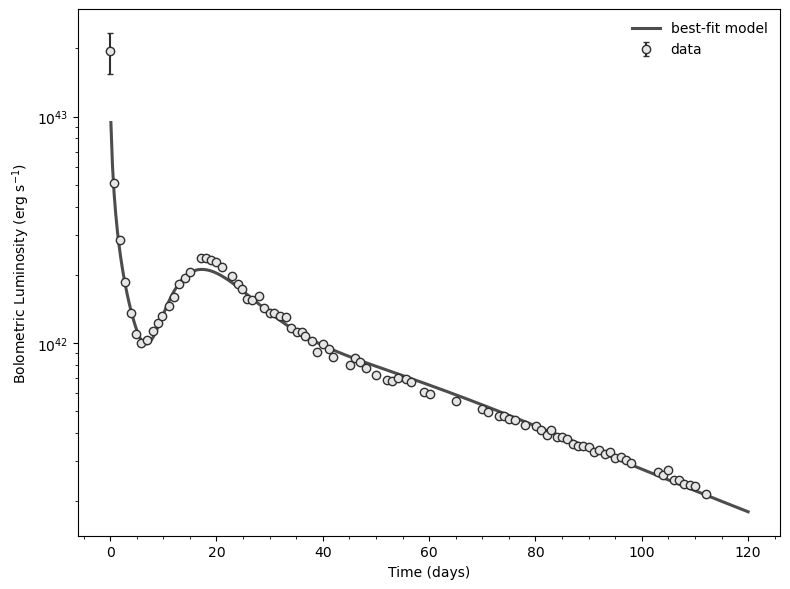
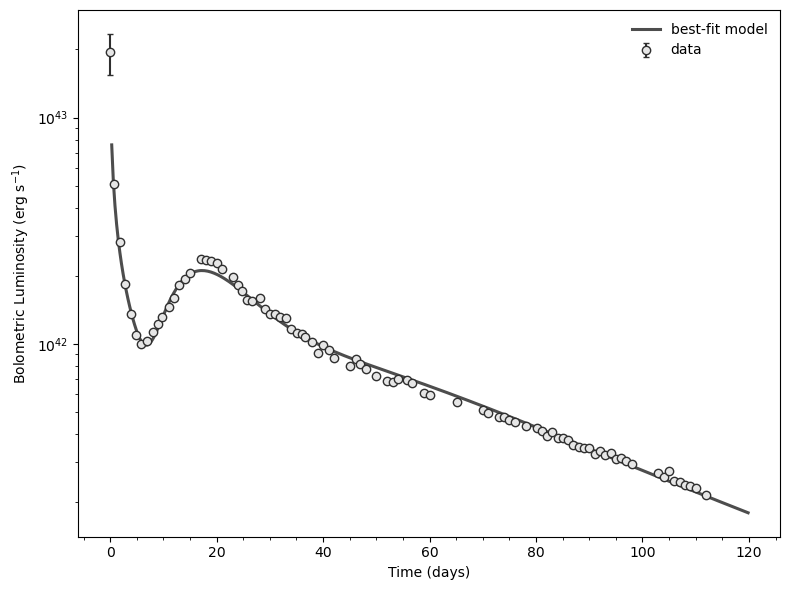
Unified diff of the notebook cell whose output changed from the first chart to the second:
--- before
+++ after
@@ -9,5 +9,5 @@
     theta=theta_best,
     ctx=ctx_bol,
-    t_days=t_line + t_shift_best,
+    t_days=t_line ,
     interp_fill="nan",
 )
@@ -20,5 +20,5 @@
     capsize=2, label="data"
 )
-ax.plot(t_line, L_line, color="#4D4D4D", lw=2.2, label="best-fit model")
+ax.plot(t_line-t_shift_best, L_line, color="#4D4D4D", lw=2.2, label="best-fit model")
 ax.set_yscale("log")
 ax.set_xlabel("Time (days)")

Commit: updata: tutorial